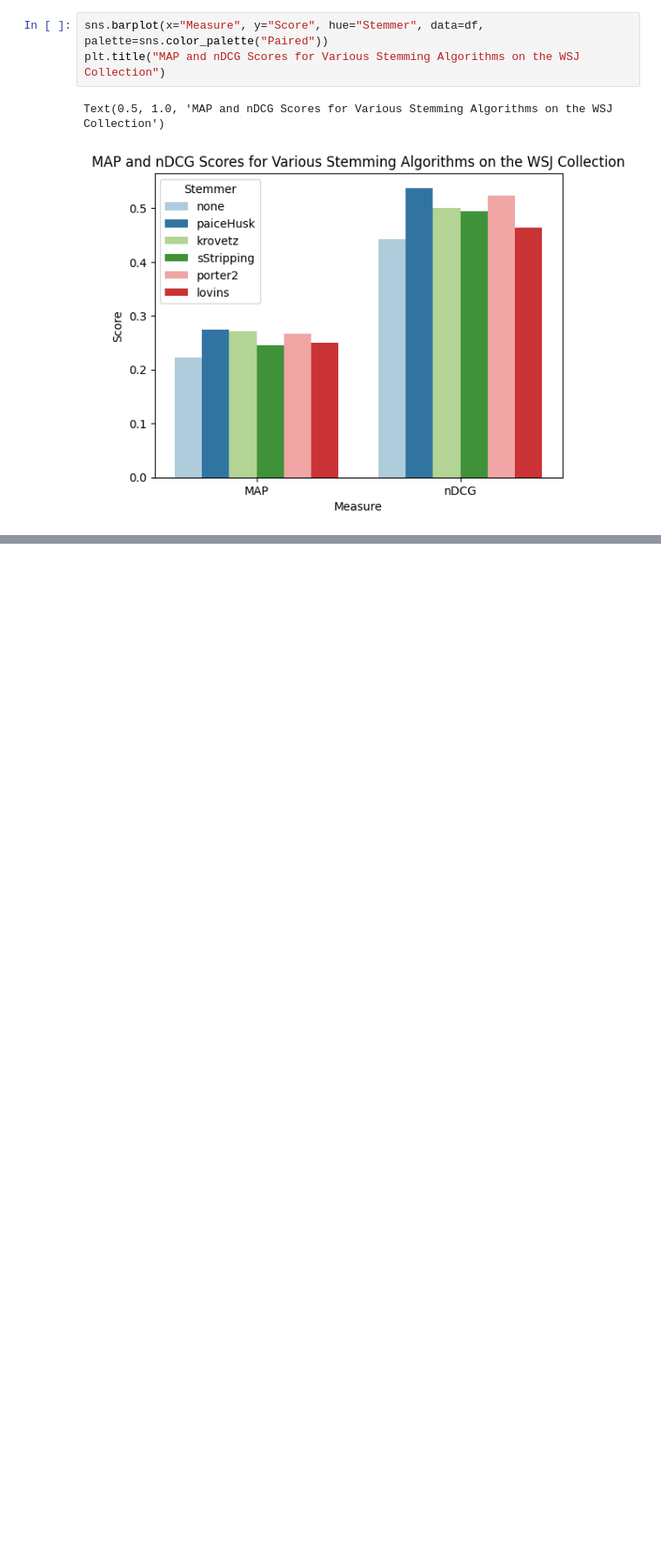
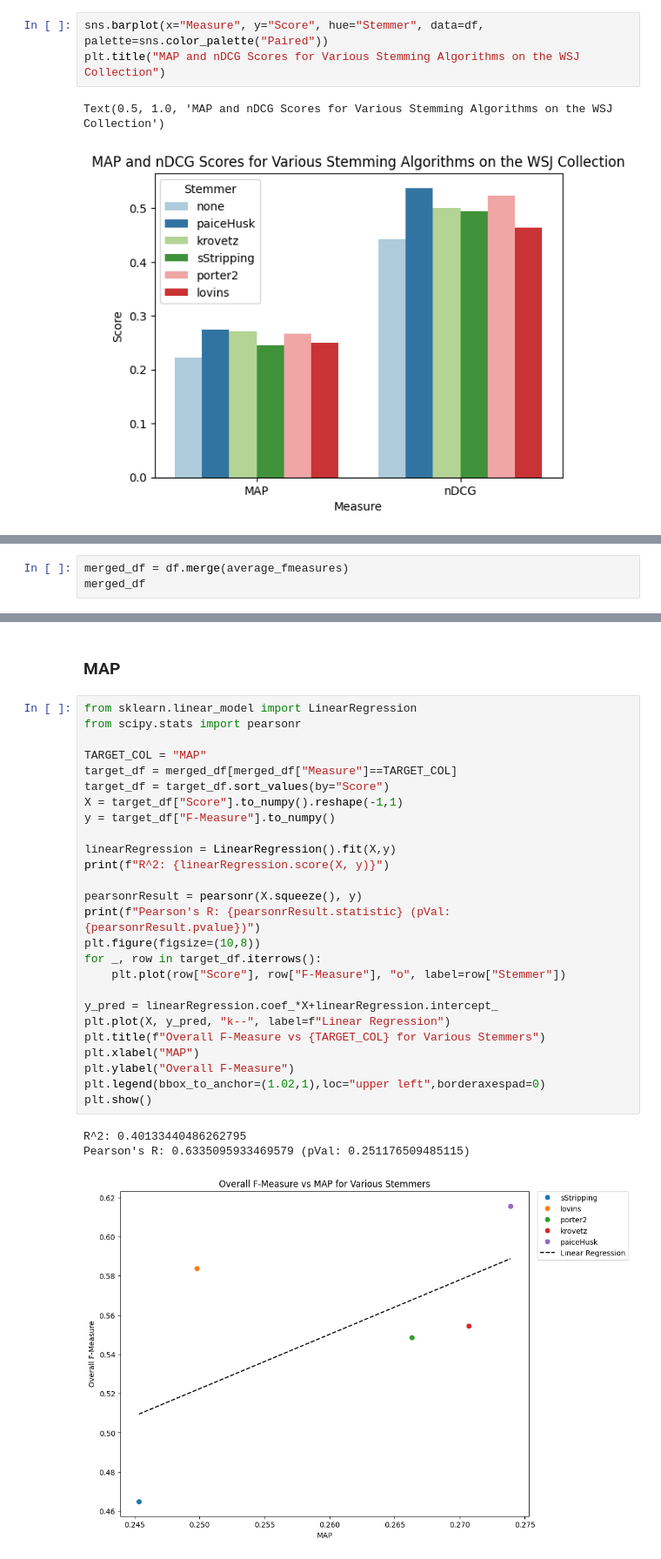
Before and after one commit to Axiomatic314/Stemming, a Jupyter notebook: wsj.ipynb, the cells around one changed output, grey strips where cells are left out. Shown: that part at 87% size. Drawn from its saved outputs; the diff is of its cells as text; blank space fills up the shorter version.

Commit message:
added graphs of fmeasure vs map and fmeasure vs ndcg

```diff
--- a/wsj.ipynb
+++ b/wsj.ipynb
@@ -43,0 +78,3 @@ Text(0.5, 1.0, 'MAP and nDCG Scores for Various Stemming Algorithms on the WSJ C
+# %%
+merged_df = df.merge(average_fmeasures)
+merged_df
@@ -43,0 +93,32 @@ Text(0.5, 1.0, 'MAP and nDCG Scores for Various Stemming Algorithms on the WSJ C
+# %% [markdown]
+### MAP
+# %%
+from sklearn.linear_model import LinearRegression
+from scipy.stats import pearsonr
+
+TARGET_COL = "MAP"
+target_df = merged_df[merged_df["Measure"]==TARGET_COL]
+target_df = target_df.sort_values(by="Score")
+X = target_df["Score"].to_numpy().reshape(-1,1)
+y = target_df["F-Measure"].to_numpy()
+
+linearRegression = LinearRegression().fit(X,y)
+print(f"R^2: {linearRegression.score(X, y)}")
+
+pearsonrResult = pearsonr(X.squeeze(), y)
+print(f"Pearson's R: {pearsonrResult.statistic} (pVal: {pearsonrResult.pvalue})")
+plt.figure(figsize=(10,8))
+for _, row in target_df.iterrows():
+    plt.plot(row["Score"], row["F-Measure"], "o", label=row["Stemmer"])
+
+y_pred = linearRegression.coef_*X+linearRegression.intercept_
+plt.plot(X, y_pred, "k--", label=f"Linear Regression")
+plt.title(f"Overall F-Measure vs {TARGET_COL} for Various Stemmers")
+plt.xlabel("MAP")
+plt.ylabel("Overall F-Measure")
+plt.legend(bbox_to_anchor=(1.02,1),loc="upper left",borderaxespad=0)
+plt.show()
+# %% [output]
+R^2: 0.40133440486262795
+Pearson's R: 0.6335095933469579 (pVal: 0.251176509485115)
+[figure, added]
```
Also changed, not shown: parts of 6 cells of this notebook.
